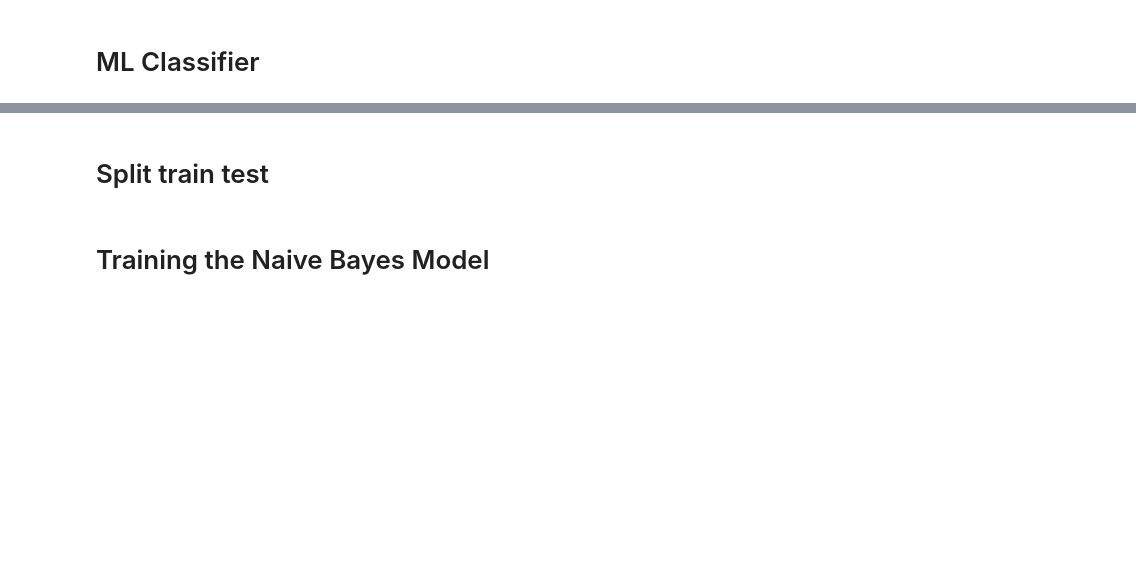
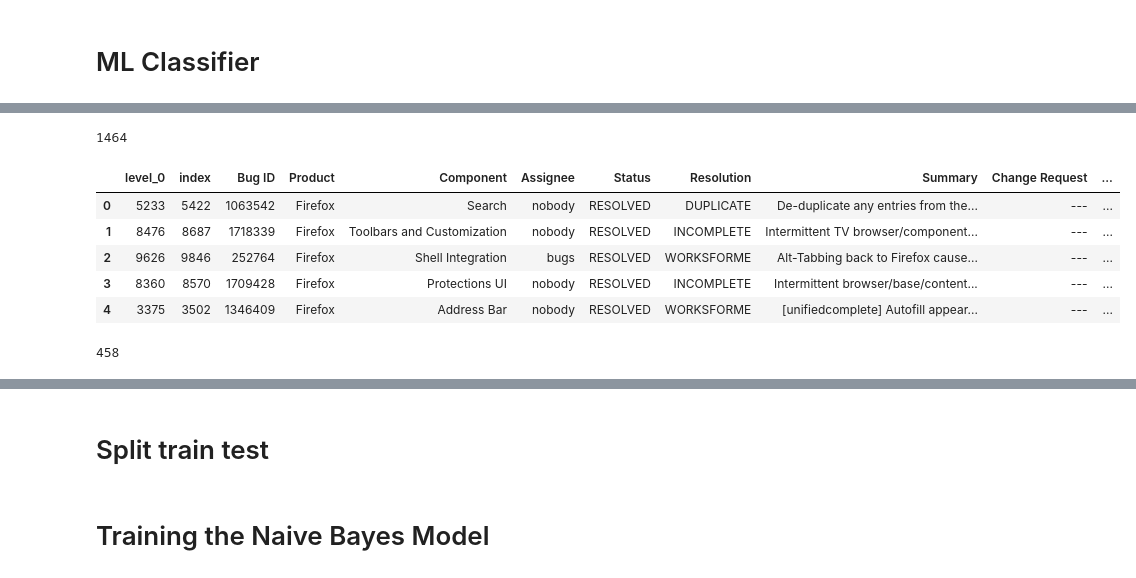
Before and after one commit to fatymaziz/DataAnalysis, a Jupyter notebook: BugSeverityPrediction-Dictionarybased.ipynb, the cells around one changed output, grey strips where cells are left out. Cells and saved outputs as stored; diff of their text form; code cells hidden in the pictures; blank space fills up the shorter version.

```diff
--- a/BugSeverityPrediction-Dictionarybased.ipynb
+++ b/BugSeverityPrediction-Dictionarybased.ipynb
@@ -126,0 +133,6 @@ Name: Severity, dtype: int64
+# %%
+#Dropped rows with Severity level "NORMAL" because they are not a bug but a new feature
+indexSevere = bugs_df[ (bugs_df['Severity'] == 'normal') & (bugs_df['Severity'] == 'normal') ].index
+bugs_df.drop(indexSevere , inplace=True)
+bugs_df.head(15)
+len(indexSevere)
@@ -569,2 +659,17 @@ training_data.describe()
 # %%
 len(training_data)
+# %% [output]
+1464
+# %%
+training_data_df.head(5)
+# %% [output]
+|  | level_0 | index | Bug ID | Product | Component | Assignee | Status | Resolution | Summary | Change Request | ... |
+| 0 | 5233 | 5422 | 1063542 | Firefox | Search | nobody | RESOLVED | DUPLICATE | De-duplicate any entries from the... | --- | ... |
+| 1 | 8476 | 8687 | 1718339 | Firefox | Toolbars and Customization | nobody | RESOLVED | INCOMPLETE | Intermittent TV browser/component... | --- | ... |
+| 2 | 9626 | 9846 | 252764 | Firefox | Shell Integration | bugs | RESOLVED | WORKSFORME | Alt-Tabbing back to Firefox cause... | --- | ... |
+| 3 | 8360 | 8570 | 1709428 | Firefox | Protections UI | nobody | RESOLVED | INCOMPLETE | Intermittent browser/base/content... | --- | ... |
+| 4 | 3375 | 3502 | 1346409 | Firefox | Address Bar | nobody | RESOLVED | WORKSFORME | [unifiedcomplete] Autofill appear... | --- | ... |
+# %%
+len(testing_data_df)
+# %% [output]
+458
```
Also changed, not shown: parts of 93 cells of this notebook, 1 other file.
